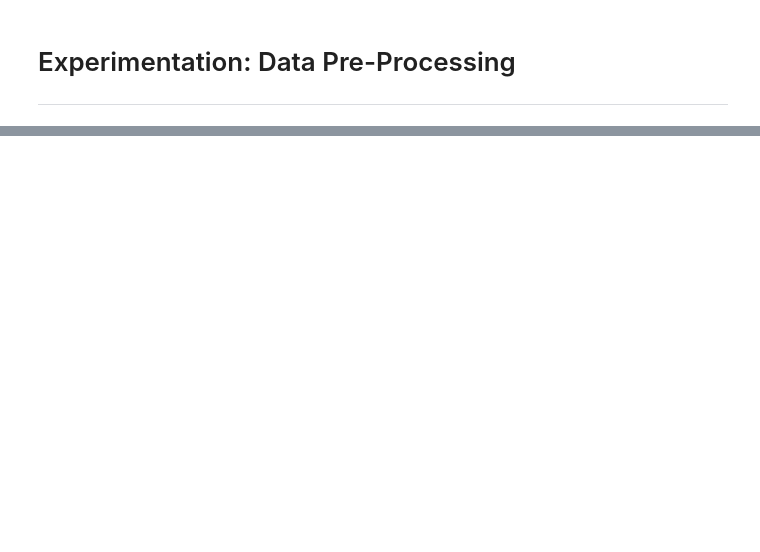
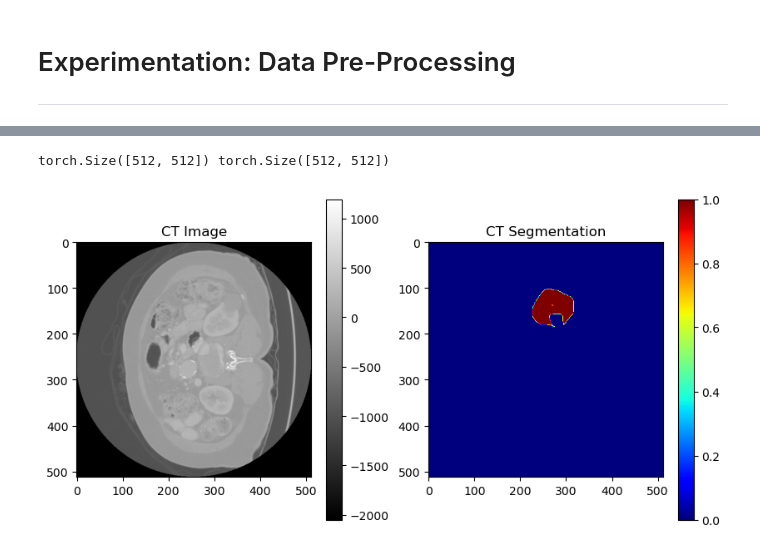
Before and after one commit to LucianoDeben/5ARIP10-ITP-T3G3, a Jupyter notebook: notebooks/preprocessing.ipynb, the cells around one changed output, grey strips where cells are left out. Cells and saved outputs as stored; diff of their text form; code cells hidden in the pictures; blank space fills up the shorter version.

```diff
--- a/notebooks/preprocessing.ipynb
+++ b/notebooks/preprocessing.ipynb
@@ -41,19 +104,23 @@ print(image.shape, seg.shape)
 # %%
 slice_idx =60
 
 # Sample a slice from the image
 CT_slice = image[0, 0, :, :, slice_idx].cpu()
 
 # Get the maximum segmentation class for each pixel in the slice
 CT_seg_slice = seg[0,0, :, :, slice_idx].cpu()
 
 print(CT_slice.shape, CT_seg_slice.shape)
 
 # Plot the image and segmentation slice as a subplot
 fig, axes = plt.subplots(1, 2, figsize=(10, 5))
-axes[0].imshow(CT_slice, cmap="gray")
+im = axes[0].imshow(CT_slice, cmap="gray")  # Set color limits to [-125, 225] HU
 axes[0].set_title("CT Image")
+fig.colorbar(im, ax=axes[0])  # Add a colorbar to the CT image
 axes[1].imshow(CT_seg_slice, cmap="jet")
 axes[1].set_title("CT Segmentation")
 plt.colorbar(mappable=axes[1].imshow(CT_seg_slice, cmap='jet'), ax=axes[1])
 plt.show()
+# %% [output]
+torch.Size([512, 512]) torch.Size([512, 512])
+[figure, added]
```
Also changed, not shown: parts of 4 cells of this notebook, 12 other files.
